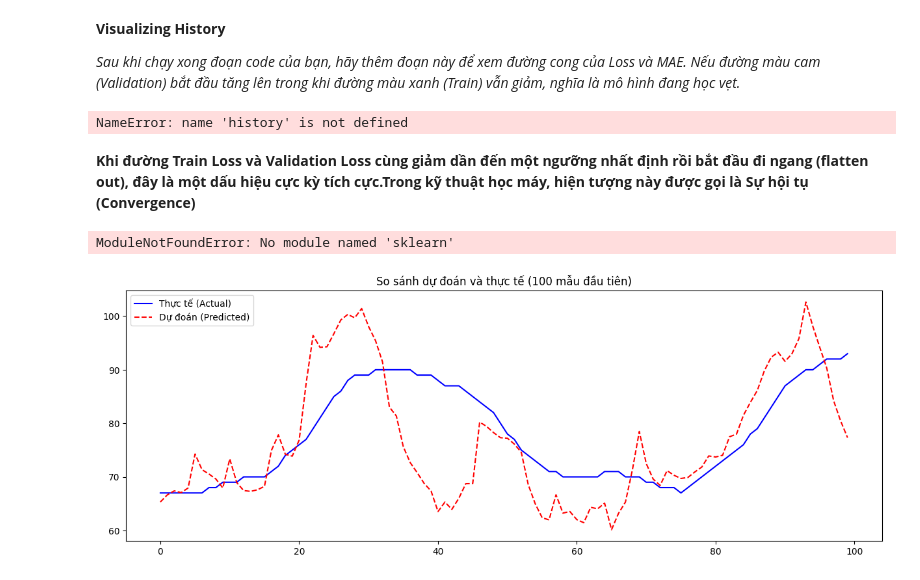
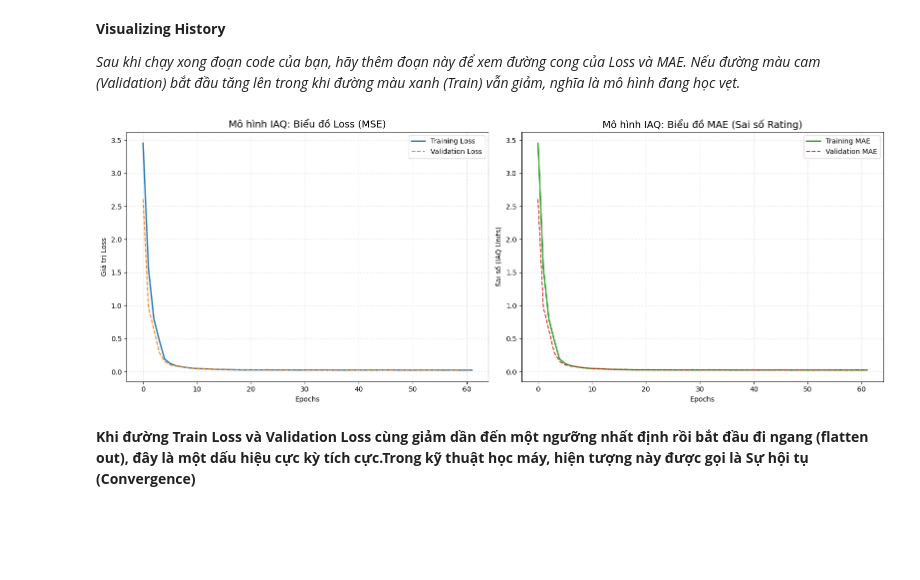
Before and after one commit to LarryVan-engin/Embedded-Project, a Jupyter notebook: environmental-edgeai.ipynb, the cells around one changed output. Drawn from its saved outputs; the diff is of its cells as text; code cells hidden in the pictures; blank space fills up the shorter version.

```diff
--- a/environmental-edgeai.ipynb
+++ b/environmental-edgeai.ipynb
@@ -108,41 +104,43 @@ Epoch 81/100
 **Visualizing History**
 
 *Sau khi chạy xong đoạn code của bạn, hãy thêm đoạn này để xem đường cong của Loss và MAE. Nếu đường màu cam (Validation) bắt đầu tăng lên trong khi đường màu xanh (Train) vẫn giảm, nghĩa là mô hình đang học vẹt.*
-# %%
-import matplotlib.pyplot as plt
-
-plt.plot(history.history['loss'], label='Train Loss')
-plt.plot(history.history['val_loss'], label='Val Loss')
-plt.title('Model Loss (MSE)')
-plt.ylabel('Loss')
-plt.xlabel('Epoch')
-plt.legend()
-plt.show()
-# %% [output]
-NameError: name 'history' is not defined
+# %%
+
+def plot_training_results(history):
+    """
+    Vẽ biểu đồ Loss và MAE để đánh giá độ hội tụ và sai số của mô hình IAQ.
+    """
+    # Tạo khung hình gồm 2 biểu đồ con
+    fig, (ax1, ax2) = plt.subplots(1, 2, figsize=(16, 6))
+
+    # 1. Biểu đồ Loss (Mean Squared Error)
+    # Thể hiện sự tối ưu hóa trọng số để khớp với chuẩn UBA [cite: 231, 234]
+    ax1.plot(history.history['loss'], label='Training Loss', color='#1f77b4', linewidth=2)
+    ax1.plot(history.history['val_loss'], label='Validation Loss', color='#ff7f0e', linestyle='--')
+    ax1.set_title('Mô hình IAQ: Biểu đồ Loss (MSE)', fontsize=14)
+    ax1.set_xlabel('Epochs')
+    ax1.set_ylabel('Giá trị Loss')
+    ax1.legend()
+    ax1.grid(True, linestyle=':', alpha=0.6)
+
+    # 2. Biểu đồ MAE (Mean Absolute Error)
+    # Thể hiện sai số trực tiếp trên thang điểm IAQ (1.0 - 5.0) [cite: 239]
+    ax2.plot(history.history['mae'], label='Training MAE', color='#2ca02c', linewidth=2)
+    ax2.plot(history.history['val_mae'], label='Validation MAE', color='#d62728', linestyle='--')
+    ax2.set_title('Mô hình IAQ: Biểu đồ MAE (Sai số Rating)', fontsize=14)
+    ax2.set_xlabel('Epochs')
+    ax2.set_ylabel('Sai số (IAQ Units)')
+    ax2.legend()
+    ax2.grid(True, linestyle=':', alpha=0.6)
+
+    # Thêm thông tin chú thích về hiệu năng mục tiêu
+    plt.tight_layout()
+    plt.show()
+
+# Sau khi fit xong, gọi hàm này để xem kết quả
+plot_training_results(history)
+# %% [output]
+[figure, added]
 # %% [markdown]
 
 **Khi đường Train Loss và Validation Loss cùng giảm dần đến một ngưỡng nhất định rồi bắt đầu đi ngang (flatten out), đây là một dấu hiệu cực kỳ tích cực.Trong kỹ thuật học máy, hiện tượng này được gọi là Sự hội tụ (Convergence)**
-# %%
-from sklearn.metrics import mean_absolute_error, r2_score
-
-# ---Review & Generate output
-mae = model.evaluate(x_test_scaled, y_test, verbose=0)[1]
-y_pred = model.predict(x_test_scaled)
-rsme = np.sqrt(mean_absolute_error(y_test, y_pred))
-r2 = r2_score(y_test, y_pred)
-
-print(f"Model MAE: {mae:.2f}")
-print(f"RSME: {rsme: .2f}")
-print(f"R2 Score: {r2:.2f}")
-# %% [output]
-ModuleNotFoundError: No module named 'sklearn'
-# %%
-plt.figure(figsize=(15, 5))
-plt.plot(y_test[:100], label='Thực tế (Actual)', color='blue')
-plt.plot(y_pred[:100], label='Dự đoán (Predicted)', color='red', linestyle='--')
-plt.title('So sánh dự đoán và thực tế (100 mẫu đầu tiên)')
-plt.legend()
-plt.show()
-# %% [output]
-[figure, removed]
```
Also changed, not shown: parts of 15 cells of this notebook, 47 other files.
